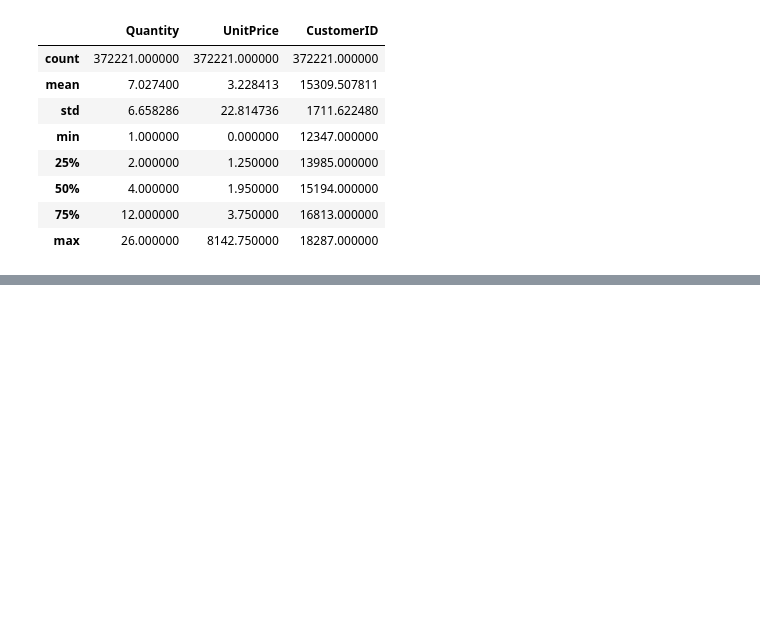
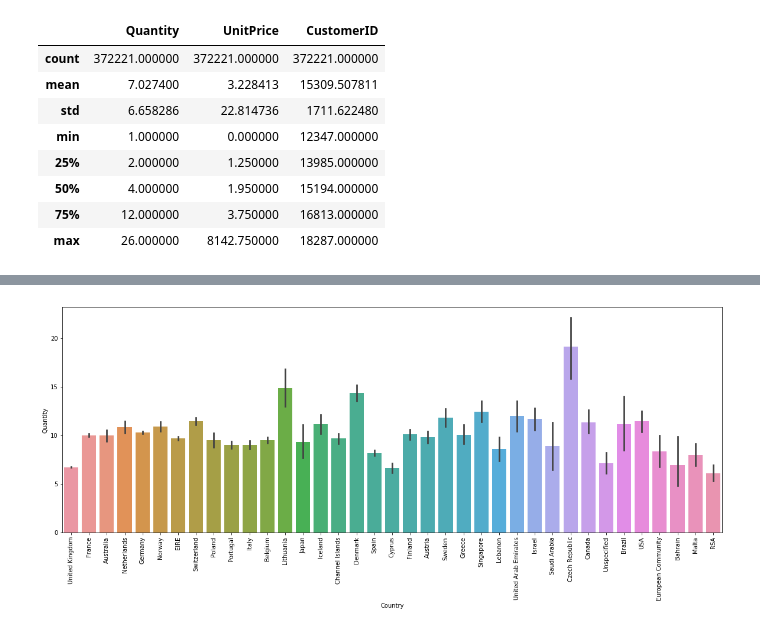
Before and after one commit to anugyaram/Online-Retail-Exploratory-Data-Analysis, a Jupyter notebook: Online-Retail-Exploratory-Data-Analysis.ipynb, the cells around one changed output, grey strips where cells are left out. Cells and saved outputs as stored; diff of their text form; code cells hidden in the pictures; blank space fills up the shorter version.

```diff
--- a/Online-Retail-Exploratory-Data-Analysis.ipynb
+++ b/Online-Retail-Exploratory-Data-Analysis.ipynb
@@ -208,0 +227,9 @@ new_df.describe()
+# %%
+fig, ax = plt.subplots(figsize=(20, 7))
+
+# drawing the plot
+sns.barplot(new_df["Country"], new_df["Quantity"], ax=ax)
+plt.xticks(rotation='vertical')
+plt.show()
+# %% [output]
+[figure, added]
```
Also changed, not shown: parts of 4 cells of this notebook.
